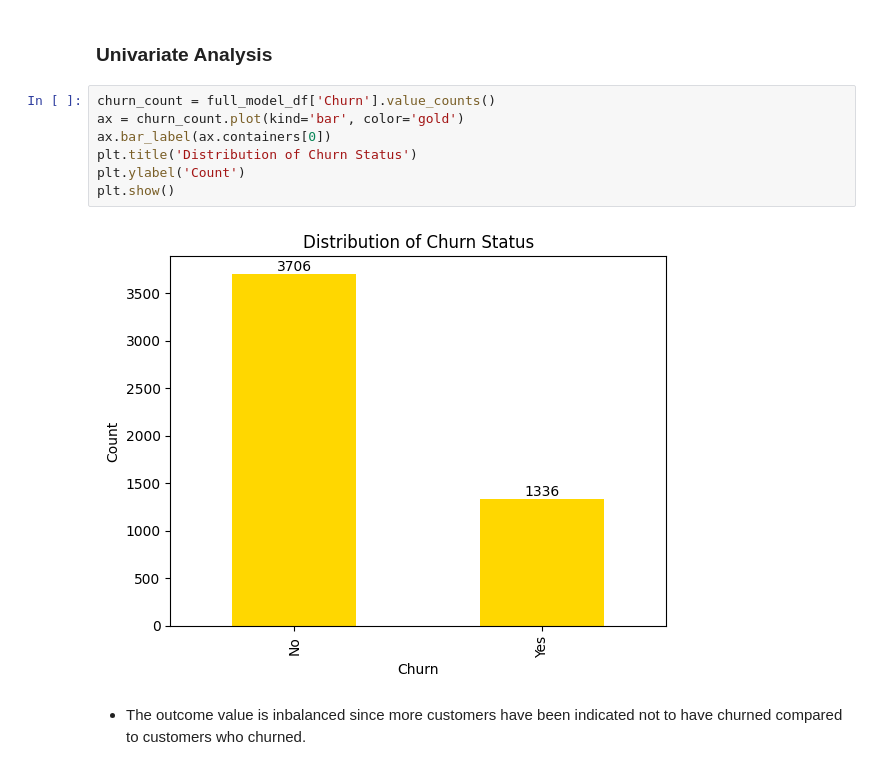
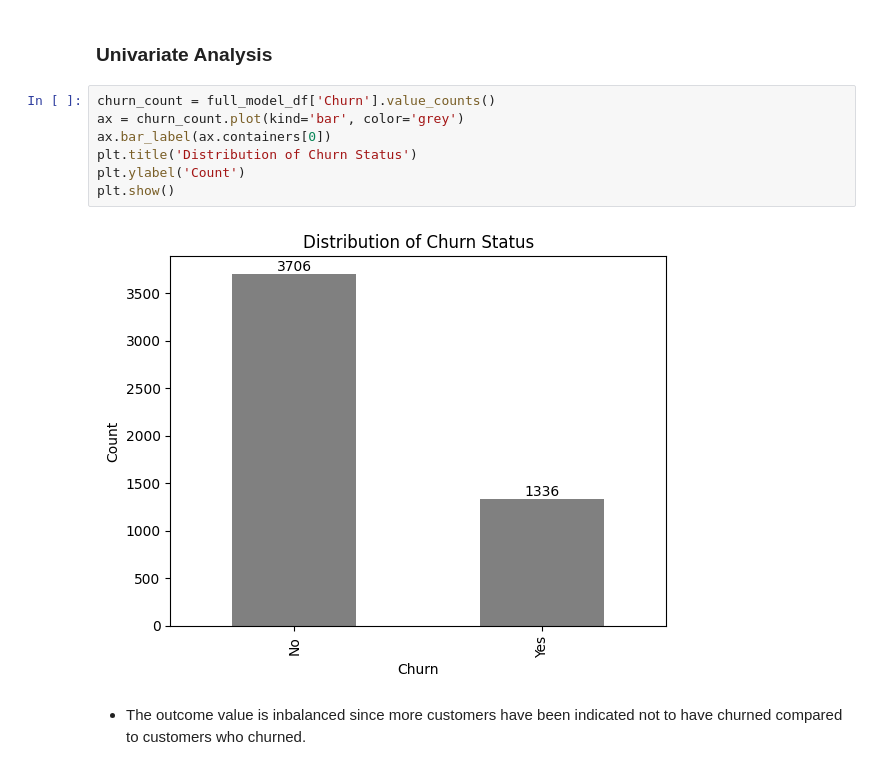
Before and after one commit to pk-aduyaw/Customer_Churn_Classification_Project, a Jupyter notebook: customer_churn_classification_model_project.ipynb, the cells around one changed output. Drawn from its saved outputs; the diff is of its cells as text.

```diff
--- a/customer_churn_classification_model_project.ipynb
+++ b/customer_churn_classification_model_project.ipynb
@@ -447,13 +461,13 @@ The values in the MonthlyCharges column are approximately normally distributed
 ### Univariate Analysis
 # %%
 churn_count = full_model_df['Churn'].value_counts()
-ax = churn_count.plot(kind='bar', color='gold')
+ax = churn_count.plot(kind='bar', color='grey')
 ax.bar_label(ax.containers[0])
 plt.title('Distribution of Churn Status')
 plt.ylabel('Count')
 plt.show()
 # %% [output]
-[figure, old version]
+[figure, new version]
 # %% [markdown]
 - The outcome value is inbalanced since more customers have been indicated not to have churned compared to customers who churned.
 # %%
```
Also changed, not shown: parts of 44 cells of this notebook.
